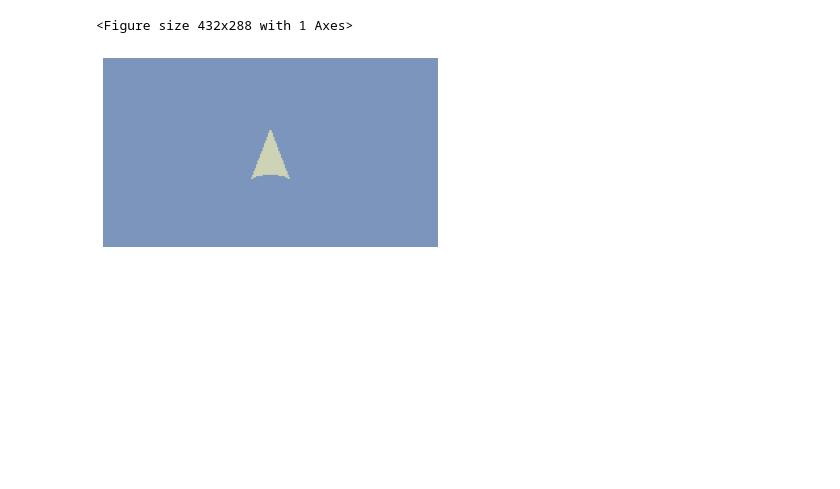
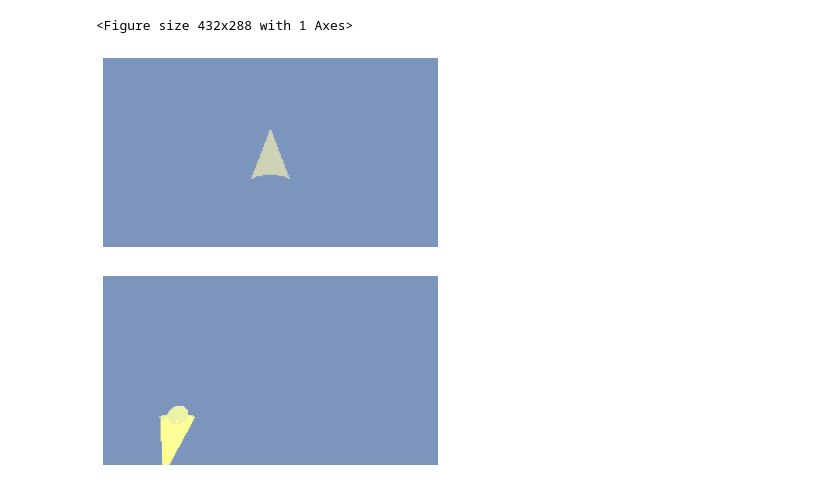
Before and after one commit to shaostassen/CS4620-C2, a Jupyter notebook: Testing.ipynb, the cells around one changed output. Drawn from its saved outputs; the diff is of its cells as text; code cells hidden in the pictures; blank space fills up the shorter version.

Commit message:
fixed trophy size

```diff
--- a/Testing.ipynb
+++ b/Testing.ipynb
@@ -117,3 +117,10 @@ im = ConeExample().render(output_shape = [int(sc*144),int(sc*256)])
 im.show()
 # %% [output]
 [figure]
+# %%
+from ExampleSceneDef import *
+sc = 1
+im = TrophyExample().render(output_shape = [int(sc*144),int(sc*256)])
+im.show()
+# %% [output]
+[figure, added]
```
Also changed, not shown: 1 other file.
